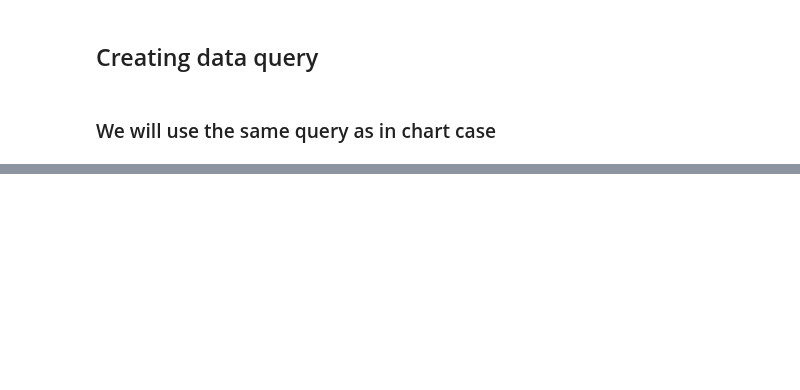
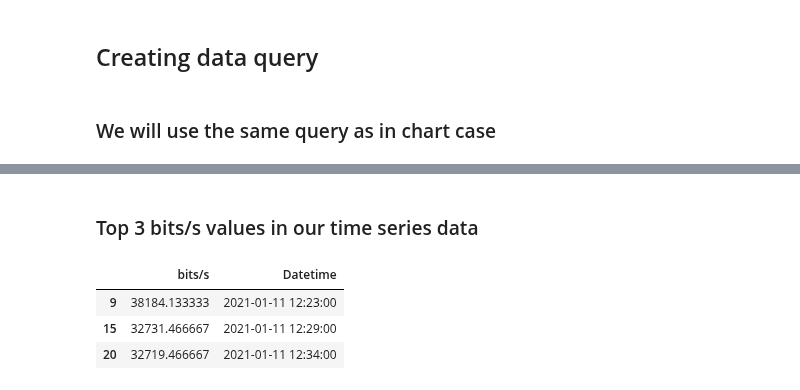
Before and after one commit to kentik/community_sdk_python, a Jupyter notebook: kentik_api_library/examples/queries_visualisation_example.ipynb, the cells around one changed output, grey strips where cells are left out. Cells and saved outputs as stored; diff of their text form; code cells hidden in the pictures; blank space fills up the shorter version.

```diff
--- a/kentik_api_library/examples/queries_visualisation_example.ipynb
+++ b/kentik_api_library/examples/queries_visualisation_example.ipynb
@@ -103,0 +116,9 @@ df
+# %% [markdown]
+### Top 3 bits/s values in our time series data
+# %%
+df.sort_values(by=["bits/s"], ascending=False).head(3)
+# %% [output]
+|  | bits/s | Datetime |
+| 9 | 38184.133333 | 2021-01-11 12:23:00 |
+| 15 | 32731.466667 | 2021-01-11 12:29:00 |
+| 20 | 32719.466667 | 2021-01-11 12:34:00 |
```
Also changed, not shown: parts of 8 cells of this notebook, 1 other file.
